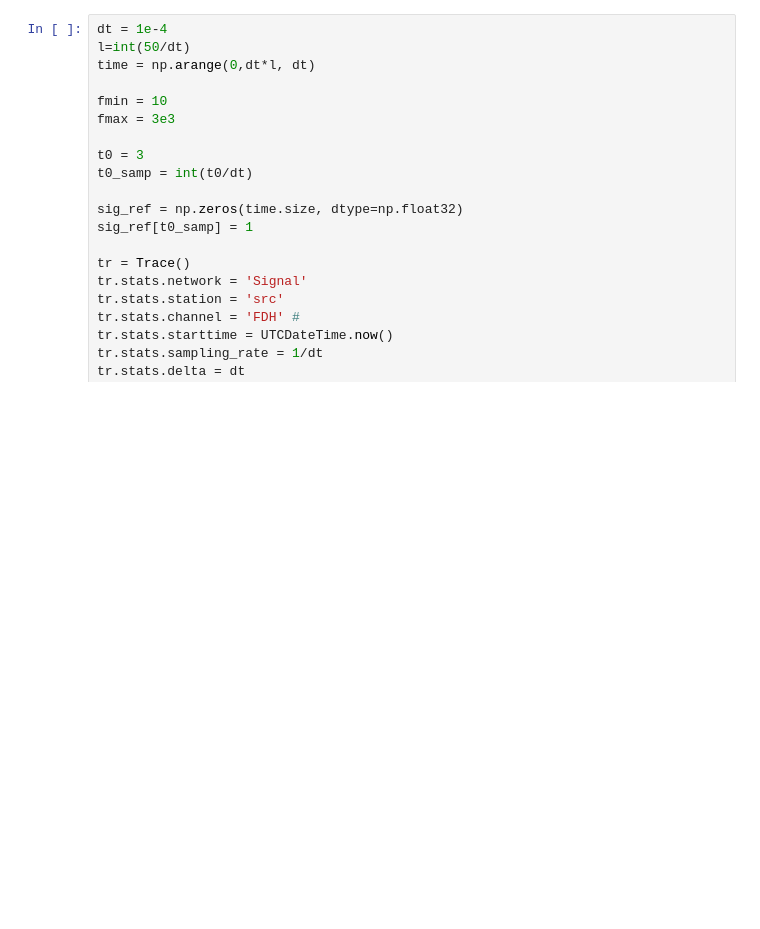
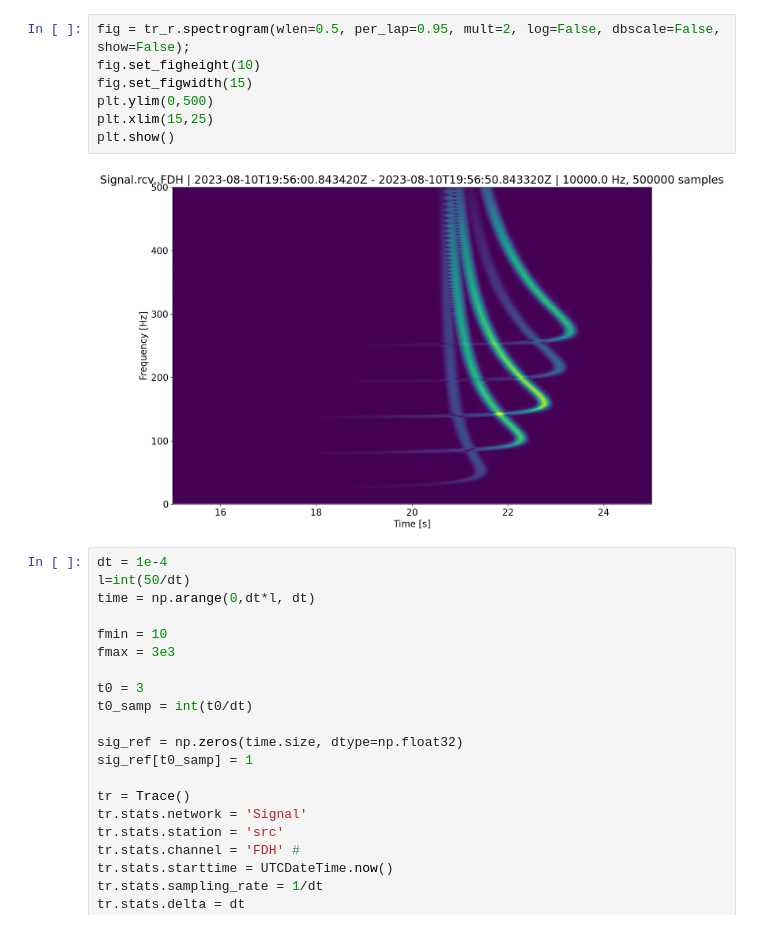
Before and after one commit to Gilaverbuch/pypekeris, a Jupyter notebook: Pekeris broadband (parallel) in progres....ipynb, the cells around one changed output. Cells and saved outputs as stored; diff of their text form; blank space fills up the shorter version.

```diff
--- a/Pekeris broadband (parallel) in progres....ipynb
+++ b/Pekeris broadband (parallel) in progres....ipynb
@@ -39,3 +43,12 @@ webbrowser.open(client_dask.dashboard_link, new=2)
+# %%
+fig = tr_r.spectrogram(wlen=0.5, per_lap=0.95, mult=2, log=False, dbscale=False, show=False);
+fig.set_figheight(10)
+fig.set_figwidth(15)
+plt.ylim(0,500)
+plt.xlim(15,25)
+plt.show()
+# %% [output]
+[figure, added]
 # %%
 dt = 1e-4
 l=int(50/dt)
```
Also changed, not shown: parts of 4 cells of this notebook, 3 other files.
